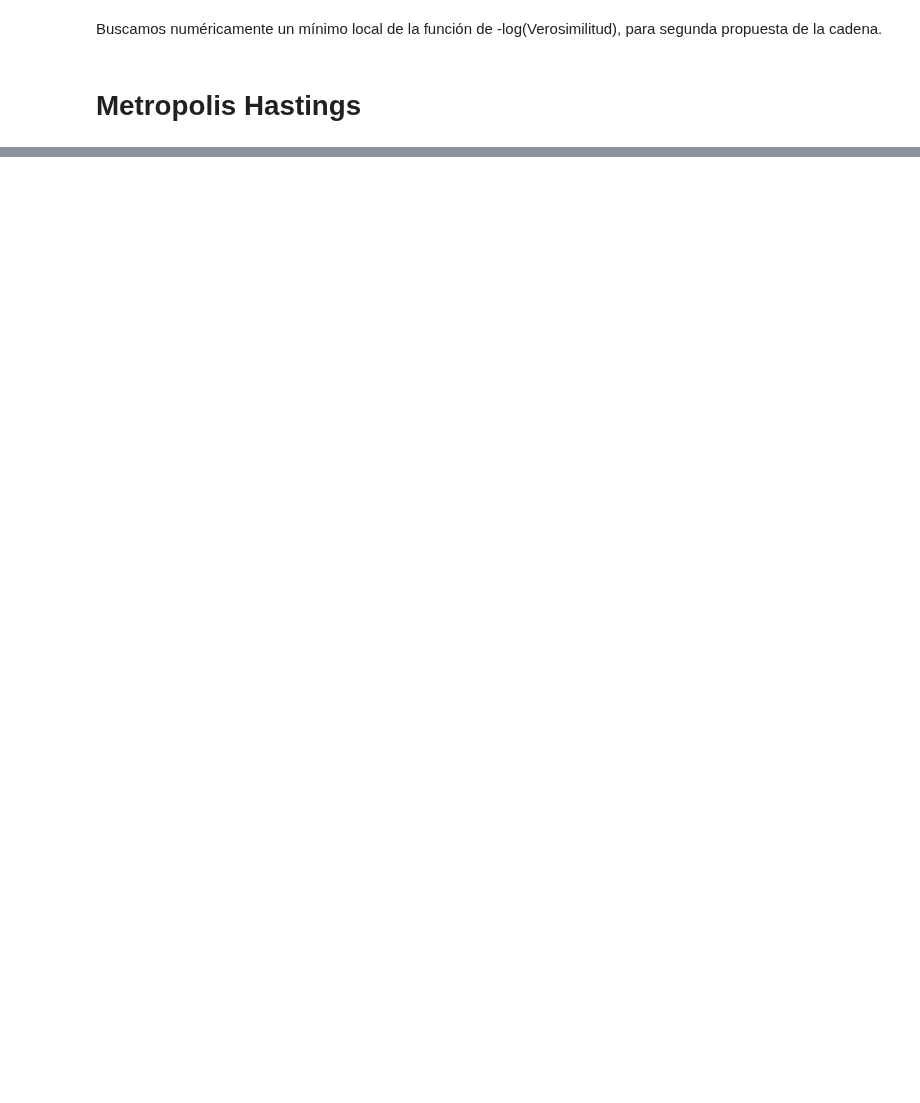
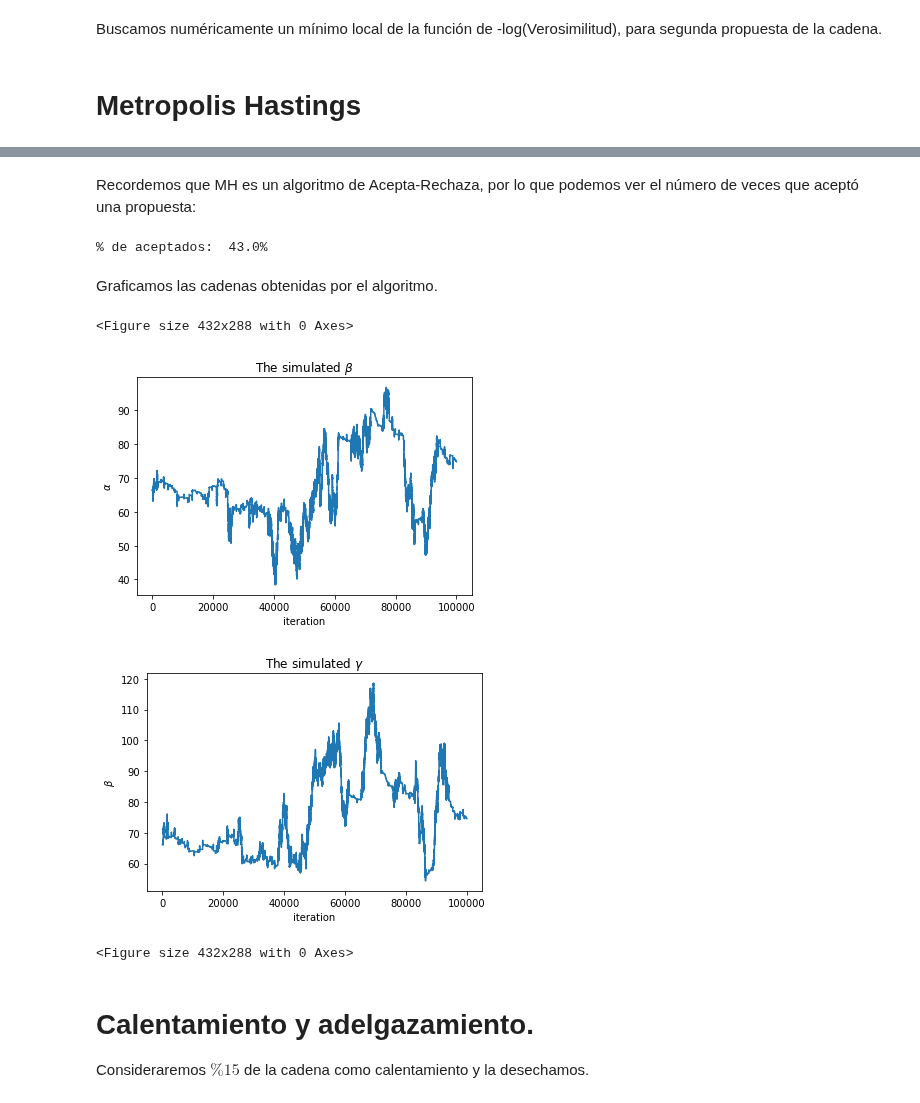
Before and after one commit to JairEsc/Mat_Apl_2, a Jupyter notebook: Epid_MH_Covid_Gto.ipynb, the cells around one changed output, grey strips where cells are left out. Drawn from its saved outputs; the diff is of its cells as text; code cells hidden in the pictures; blank space fills up the shorter version.

```diff
--- a/Epid_MH_Covid_Gto.ipynb
+++ b/Epid_MH_Covid_Gto.ipynb
@@ -254,0 +267,3 @@ bi=int(0.15* T)#calentamiento
+# %%
+def logposterior(theta):
+  return((logaprioris(theta)+logverosimilitud(theta)))
@@ -254,0 +272,6 @@ bi=int(0.15* T)#calentamiento
+# %%
+def acceptance_probability(theta_new, theta_old):
+    log_posterior_new = logposterior(theta_new)
+    loh_posterior_old = logposterior(theta_old)
+    ratio = np.exp(log_posterior_new-loh_posterior_old)
+    return min(1, ratio)
@@ -254,0 +306,35 @@ bi=int(0.15* T)#calentamiento
+# %% [markdown]
+Recordemos que MH es un algoritmo de Acepta-Rechaza, por lo que podemos ver el número de veces que aceptó una propuesta:
+# %%
+beta_samps=beta_samp
+gamma_samps=gamma_samp
+print(r"% de aceptados: ", str(np.round(eff))+r'%')
+# %% [output]
+% de aceptados:  43.0%
+# %% [markdown]
+Graficamos las cadenas obtenidas por el algoritmo.
+# %%
+iterr=np.linspace(1,iters,iters)
+plt.plot(iterr[1:iters], beta_samps[1:iters])
+plt.xlabel('iteration')
+# naming the y axis
+plt.ylabel(r'$\alpha$')
+# giving a title to my graph
+plt.title(r'The simulated $\beta$')
+plt.figure()
+
+plt.plot(iterr[1:iters], gamma_samps[1:iters])
+plt.xlabel('iteration')
+# naming the y axis
+plt.ylabel(r'$\beta$')
+# giving a title to my graph
+plt.title(r'The simulated $\gamma$')
+plt.figure()
+# %% [output]
+<Figure size 432x288 with 0 Axes>
+[figure, added]
+[figure, added]
+<Figure size 432x288 with 0 Axes>
+# %% [markdown]
+# Calentamiento y adelgazamiento.
+Consideraremos $\%15$ de la cadena como calentamiento y la desechamos.
```
Also changed, not shown: parts of 55 cells of this notebook.
